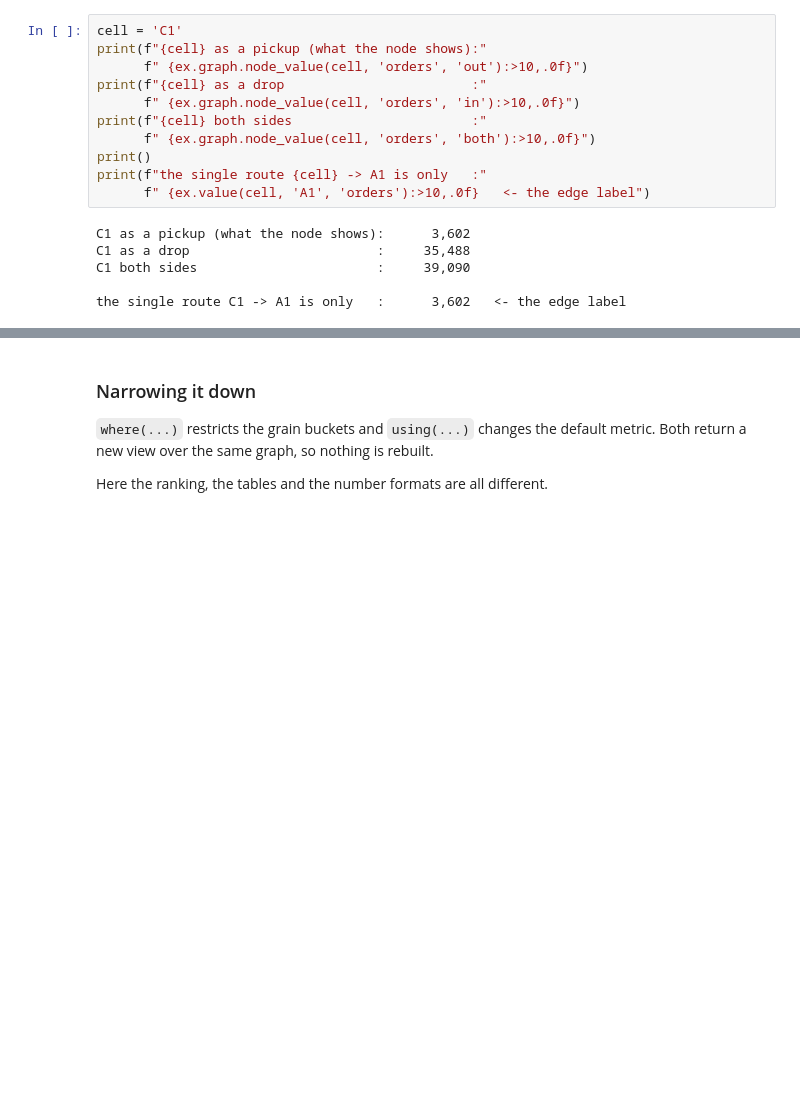
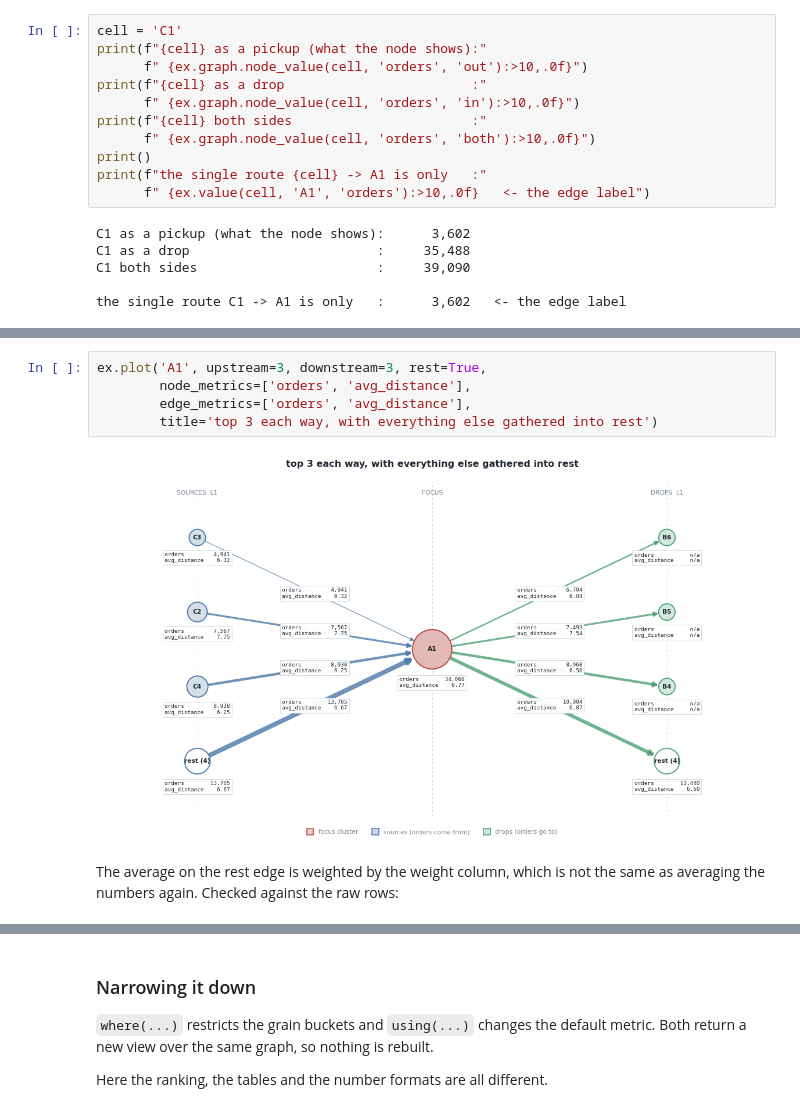
Before and after one commit to iams31/sameer_graph_lib, a Jupyter notebook: examples/route_flow_example.ipynb, the cells around one changed output, grey strips where cells are left out. Cells and saved outputs as stored; diff of their text form; blank space fills up the shorter version.

```diff
--- a/examples/route_flow_example.ipynb
+++ b/examples/route_flow_example.ipynb
@@ -391,0 +493,10 @@ the single route C1 -> A1 is only   :      3,602   <- the edge label
+# %%
+ex.plot('A1', upstream=3, downstream=3, rest=True,
+        node_metrics=['orders', 'avg_distance'],
+        edge_metrics=['orders', 'avg_distance'],
+        title='top 3 each way, with everything else gathered into rest')
+# %% [output]
+[figure, added]
+# %% [markdown]
+The average on the rest edge is weighted by the weight column, which is not the
+same as averaging the numbers again. Checked against the raw rows:
```
Also changed, not shown: parts of 12 cells of this notebook, 1 other file.
